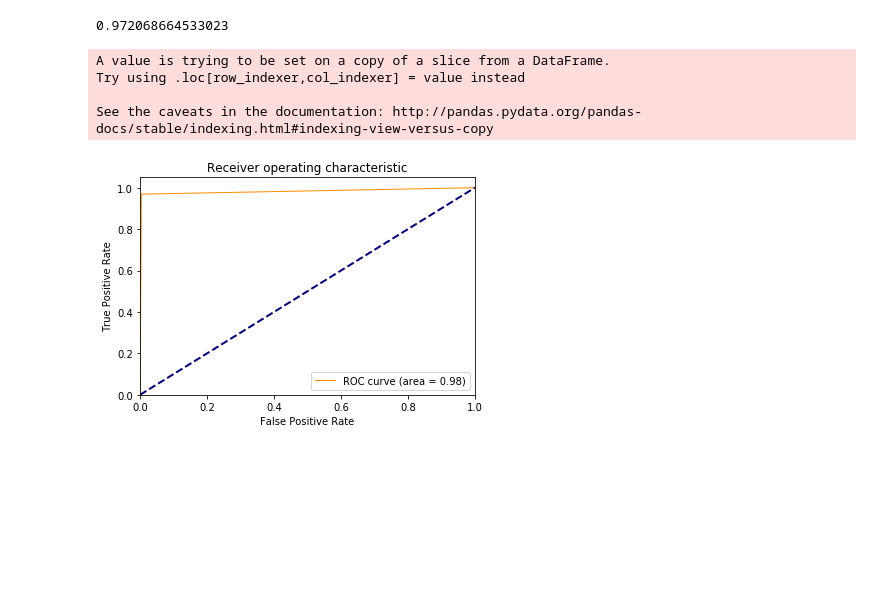
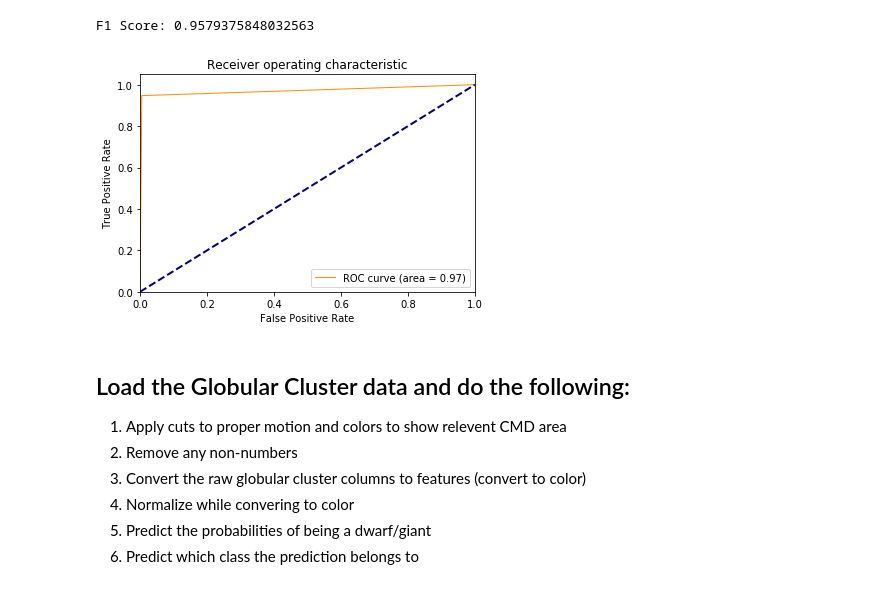
Before and after one commit to nannau/cfis_ml, a Jupyter notebook: RandomForestClassifier.ipynb, the cells around one changed output. Cells and saved outputs as stored; diff of their text form; code cells hidden in the pictures; blank space fills up the shorter version.

```diff
--- a/RandomForestClassifier.ipynb
+++ b/RandomForestClassifier.ipynb
@@ -75 +48,6 @@ Number of stars after cuts: 124482
+# %%
+# Normalize the data using custom normalize function
+# default is using mean and stdev. Errors use min_max method
+inputf = normalize(inputs)
+outputf = normalize(outputs)
 # %%
@@ -107,21 +74,20 @@ input_full_train, input_full_test, output_full_train, output_full_test = train_t
 # %%
-# encode class values as integers
+# Encode class values as integers
+
+# Encode train data
 encoder = LabelEncoder()
-encoder.fit(outputf['logg_binary'])
-encoded_Y = encoder.transform(outputf['logg_binary'])
-
-encoder_train = LabelEncoder()
-encoder_train.fit(outputf_train['logg_binary'])
+encoder.fit(outputf_train['logg_binary'])
 encoded_Y_train = encoder.transform(outputf_train['logg_binary'])
 
-encoder_test = LabelEncoder()
-encoder_test.fit(outputf_test['logg_binary'])
+# Encode test data
+encoder = LabelEncoder()
+encoder.fit(outputf_test['logg_binary'])
 encoded_Y_test = encoder.transform(outputf_test['logg_binary'])
 
-# parameters and ranges to plot
-param_grid = {"n_estimators": np.arange(593, 594, 1),
-              "max_depth": np.arange(15, 16, 1),
-              "min_samples_split": np.arange(2,3,1),
-              "min_samples_leaf": np.arange(1,2,1),
-              "max_leaf_nodes": np.arange(1850,2000,10),
-              "min_weight_fraction_leaf": np.arange(0.1,0.4, 0.1)}
+# Results of fine tuning for RF
+param_grid = {"n_estimators": 593,
+              "max_depth": 15,
+              "min_samples_split": 2,
+              "min_samples_leaf": 1,
+              "max_leaf_nodes": 1850,
+              "min_weight_fraction_leaf": 0.1}
@@ -172,10 +129,11 @@ CalibratedClassifierCV(base_estimator=RandomForestClassifier(bootstrap=True, cla
 # %%
 pred = rf.predict(inputf_test)
-inputf_test['class_pred'] = pred
-print(sklearn.metrics.f1_score(encoded_Y_test, pred, average='binary'))
 
-from sklearn.metrics import roc_curve, auc
+print "F1 Score:", sklearn.metrics.f1_score(encoded_Y_test, pred, average='binary')
+
+# Compute ROC curve and area the curve
 fpr, tpr, thresholds = roc_curve(encoded_Y_test, pred)
+
 roc_auc = auc(fpr, tpr)
 
 plt.figure()
@@ -196,6 +154,2 @@ plt.show()
-0.972068664533023
+F1 Score: 0.9579375848032563
-A value is trying to be set on a copy of a slice from a DataFrame.
-Try using .loc[row_indexer,col_indexer] = value instead
-
-See the caveats in the documentation: http://pandas.pydata.org/pandas-docs/stable/indexing.html#indexing-view-versus-copy
-[figure, old version]
+[figure, new version]
@@ -241,3 +156,11 @@ def prob_frac(bin_width, inputs_NGC):
+# %% [markdown]
+## Load the Globular Cluster data and do the following:
+1. Apply cuts to proper motion and colors to show relevent CMD area
+2. Remove any non-numbers
+3. Convert the raw globular cluster columns to features (convert to color)
+4. Normalize while convering to color
+5. Predict the probabilities of being a dwarf/giant
+6. Predict which class the prediction belongs to
 # %%
 inputs_NGC6341 = load_data_glob('./data/CFIS_PSf_Gaia_NGC6341.fits')
 inputs_NGC6205 = load_data_glob('./data/CFIS_PSf_Gaia_NGC6205.fits')
```
Also changed, not shown: parts of 33 cells of this notebook, 1 other file.
